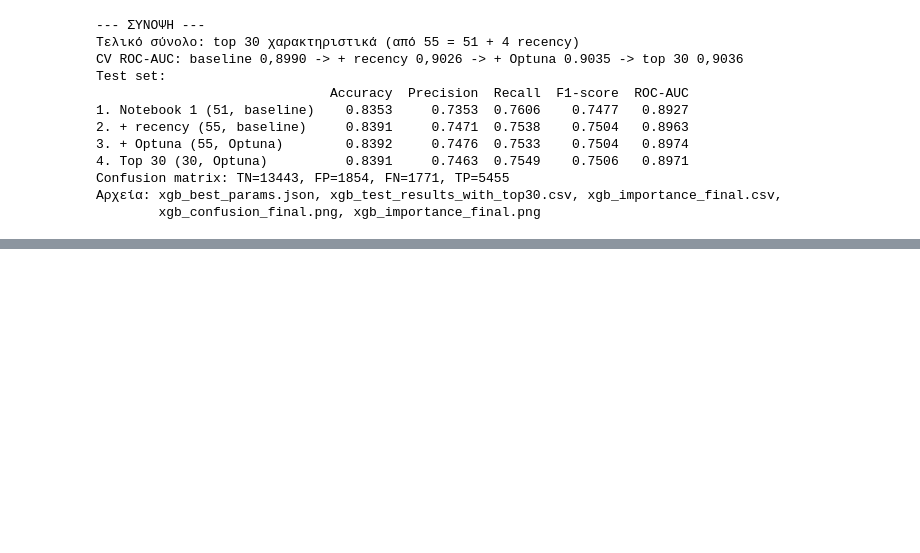
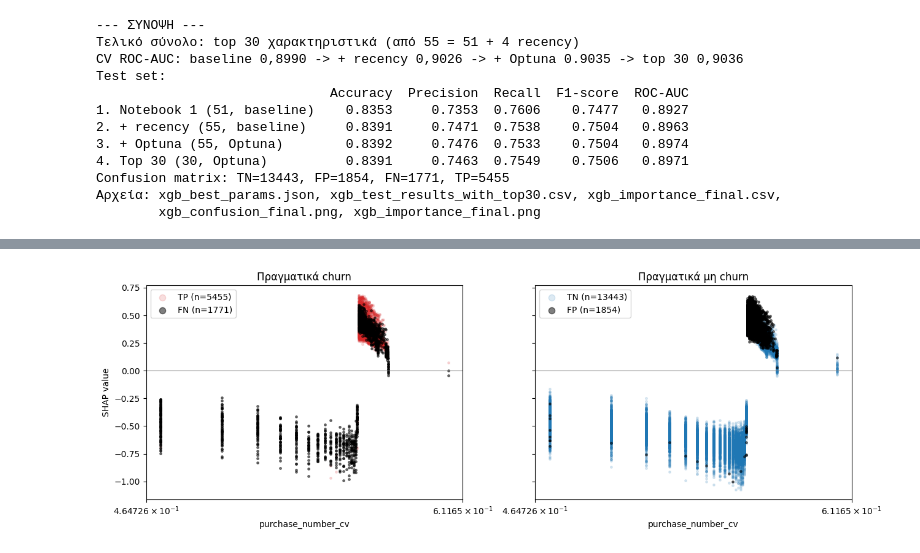
Before and after one commit to mariapourgianou/thesis-churn-prediction, a Jupyter notebook: XGBoost Optuna.ipynb, the cells around one changed output, grey strips where cells are left out. Saved outputs shown, nothing was run; the diff lists cells and outputs as text; code cells hidden in the pictures; blank space fills up the shorter version.

```diff
--- a/XGBoost Optuna.ipynb
+++ b/XGBoost Optuna.ipynb
@@ -618,0 +743,4 @@ Confusion matrix: TN=13443, FP=1854, FN=1771, TP=5455
+# %%
+scatter_errors('purchase_number_cv')
+# %% [output]
+[figure, added]
```
Also changed, not shown: parts of 19 cells of this notebook.
